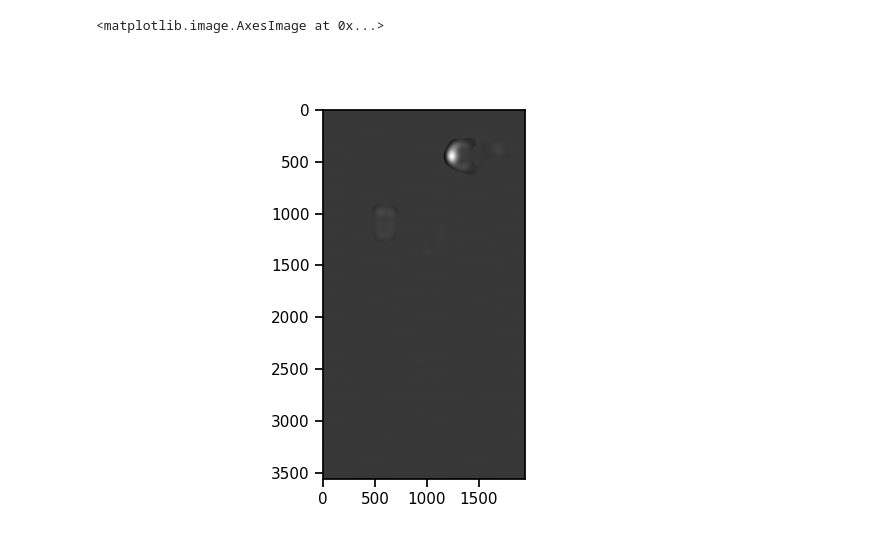
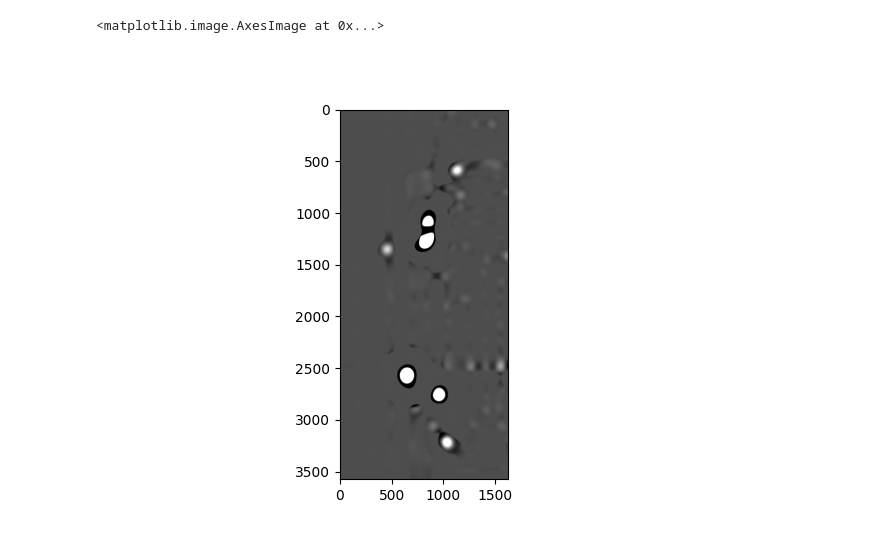
Before and after one commit to Cocopyth/chipanalysis, a Jupyter notebook: chipanalysis/notebooks/test2.ipynb, the cells around one changed output. Cells and saved outputs as stored; diff of their text form; code cells hidden in the pictures.

```diff
--- a/chipanalysis/notebooks/test2.ipynb
+++ b/chipanalysis/notebooks/test2.ipynb
@@ -7,7 +7,9 @@ import numpy as np
 %matplotlib widget
 # %%
 root_path = "/home/bisot/shares/van_gestel_server/ZeissData/slugs"
-czi_name = "slugcrossing.czi"
+fig_path = "/home/bisot/shares/van_gestel_server/ZeissData/figs"
+
+czi_name = "slugcrossing2.czi"
 
 czi_path = Path(root_path,czi_name)
 czi = CziFile(czi_path)
@@ -135,6 +90,10 @@ roi_saved = {'x0': 50.77272727272748,
  'y0': 2449.603896103896,
  'x1': 1995.4740259740256,
  'y1': 6009.396103896104}
+roi_saved = {'x0': 331.1246306184048,
+ 'y0': 4228.577262581168,
+ 'x1': 1957.202552696327,
+ 'y1': 7803.018821022726}
 # %%
 channel = 1
 time = 110
@@ -183,7 +142,7 @@ def hessian_det_blob_cv2(gray, sigma=1.6):
     return detH, trace, (Ixx, Iyy, Ixy)
 # %%
 fig,ax = plt.subplots()
-ax.imshow(hessian_det_blob_cv2(img,60)[0],cmap="gray")
+ax.imshow(stretch_contrast(hessian_det_blob_cv2(img,60)[0],1,99),cmap="gray")
 # %% [output]
 <matplotlib.image.AxesImage at 0x...>
-[figure, old version]
+[figure, new version]
```
Also changed, not shown: parts of 19 cells of this notebook, 3 other files.
